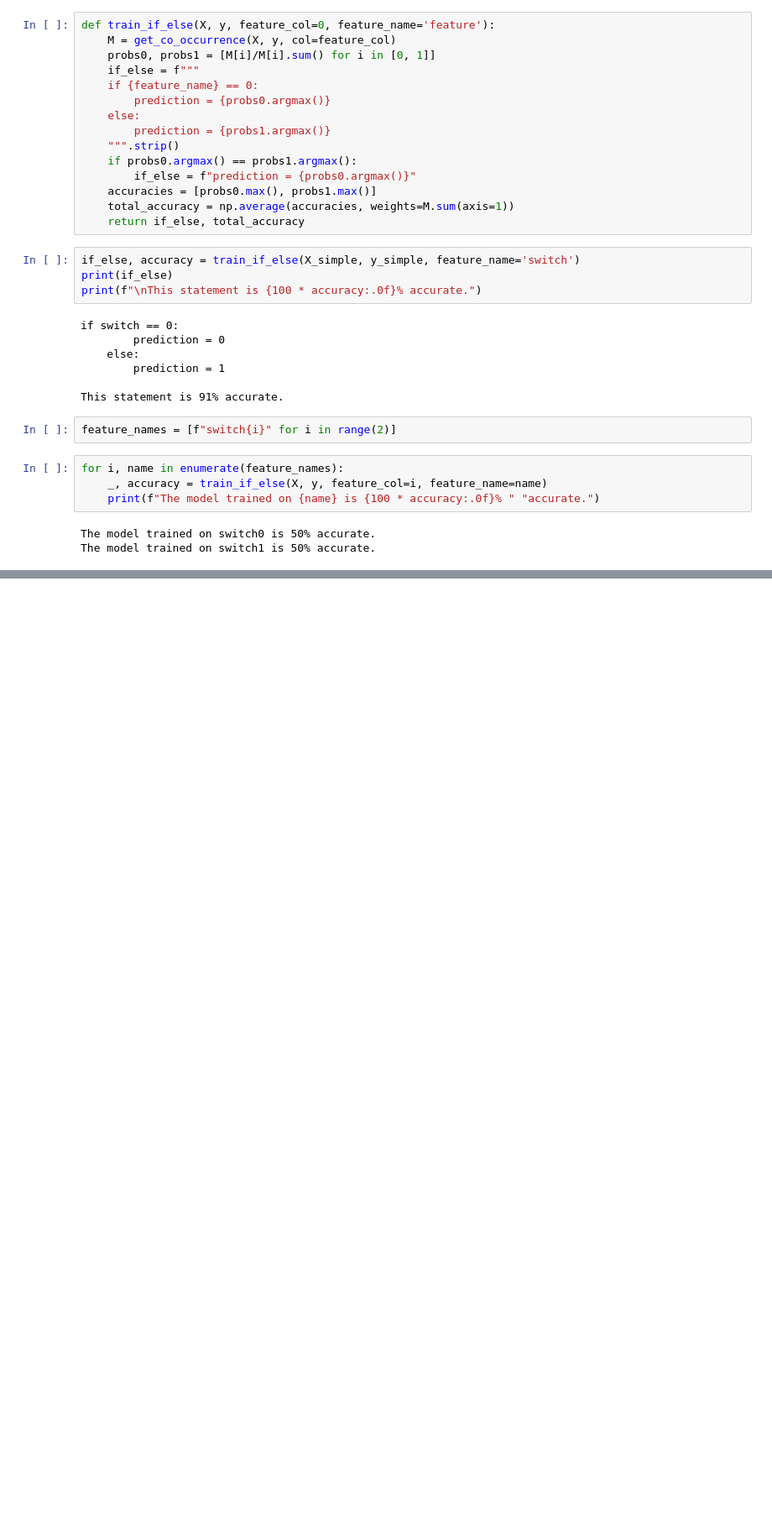
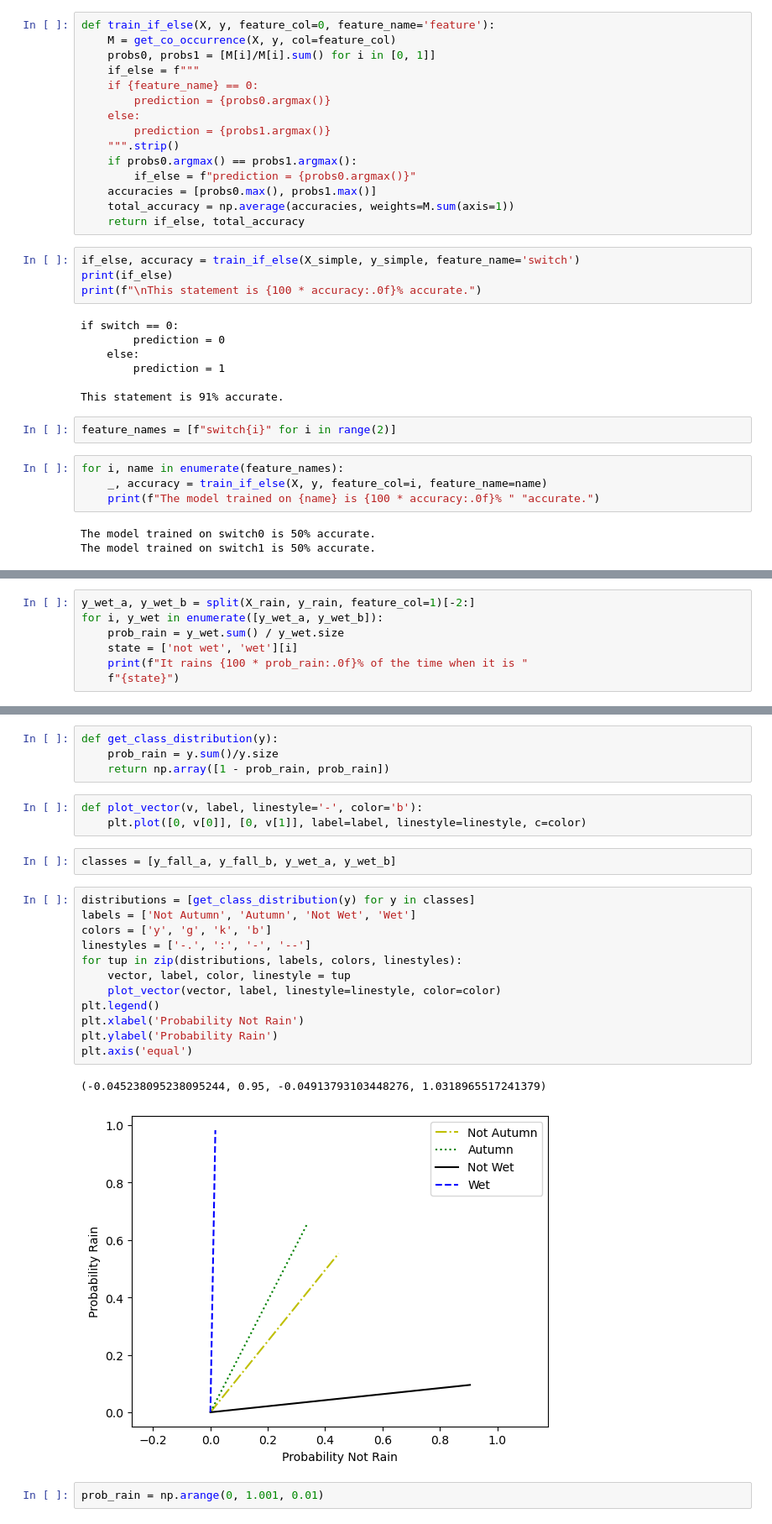
Before and after one commit to lesliebinbin/bootstrap-data-science, a Jupyter notebook: session22.ipynb, the cells around one changed output, grey strips where cells are left out. Shown at 84% size. Drawn from its saved outputs; the diff is of its cells as text; blank space fills up the shorter version.

```diff
--- a/session22.ipynb
+++ b/session22.ipynb
@@ -139,0 +352,7 @@ The model trained on switch1 is 50% accurate.
+# %%
+y_wet_a, y_wet_b = split(X_rain, y_rain, feature_col=1)[-2:]
+for i, y_wet in enumerate([y_wet_a, y_wet_b]):
+    prob_rain = y_wet.sum() / y_wet.size
+    state = ['not wet', 'wet'][i]
+    print(f"It rains {100 * prob_rain:.0f}% of the time when it is "
+    f"{state}")
@@ -139,0 +382,26 @@ The model trained on switch1 is 50% accurate.
+# %%
+def get_class_distribution(y):
+    prob_rain = y.sum()/y.size
+    return np.array([1 - prob_rain, prob_rain])
+# %%
+def plot_vector(v, label, linestyle='-', color='b'):
+    plt.plot([0, v[0]], [0, v[1]], label=label, linestyle=linestyle, c=color)
+# %%
+classes = [y_fall_a, y_fall_b, y_wet_a, y_wet_b]
+# %%
+distributions = [get_class_distribution(y) for y in classes]
+labels = ['Not Autumn', 'Autumn', 'Not Wet', 'Wet']
+colors = ['y', 'g', 'k', 'b']
+linestyles = ['-.', ':', '-', '--']
+for tup in zip(distributions, labels, colors, linestyles):
+    vector, label, color, linestyle = tup
+    plot_vector(vector, label, linestyle=linestyle, color=color)
+plt.legend()
+plt.xlabel('Probability Not Rain')
+plt.ylabel('Probability Rain')
+plt.axis('equal')
+# %% [output]
+(-0.045238095238095244, 0.95, -0.04913793103448276, 1.0318965517241379)
+[figure, added]
+# %%
+prob_rain = np.arange(0, 1.001, 0.01)
```
Also changed, not shown: parts of 72 cells of this notebook.
